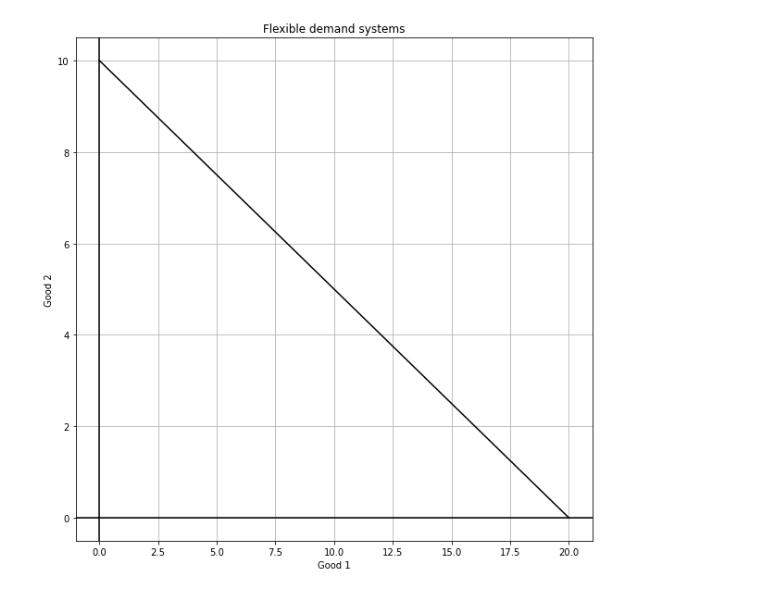
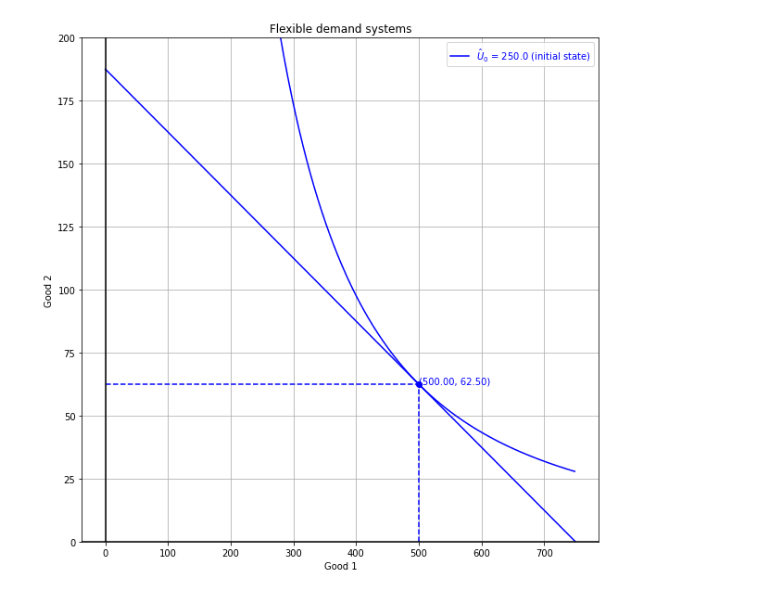
Before and after one commit to enfantbenidedieu/scientisteco, a Jupyter notebook: consumption.ipynb, the cells around one changed output. Saved outputs shown, nothing was run; the diff lists cells and outputs as text; code cells hidden in the pictures.

```diff
--- a/consumption.ipynb
+++ b/consumption.ipynb
@@ -11,0 +16,12 @@ CONSUMPTION(R=100, p1=5, p2=10, u=<function <lambda> at 0x...>)
+# %%
+# Consumption analysis
+cons = CONSUMPTION(alpha=2/3,
+                   beta= 1/3,
+                   R=1500, # Income
+                   p1=2, # price of first good
+                   p2=8, # Price of second good
+                   new_p1=None, # New first price
+                   new_p2=None, # New second price
+                   new_R=None # New Income
+                   )
+cons.fit()
@@ -24,7 +35,9 @@ cons.res_
 # %%
+# Représentation graphique
 import matplotlib.pyplot as plt
+from scientisteco.pyplot import plotCONS
 fig, ax = plt.subplots(figsize=(10,10))
-cons.plot(ax=ax)
+plotCONS(cons,ylim=(0,200),ax=ax)
 plt.show()
 # %% [output]
-[figure, old version]
+[figure, new version]
```
Also changed, not shown: parts of 21 cells of this notebook, 4 other files.
